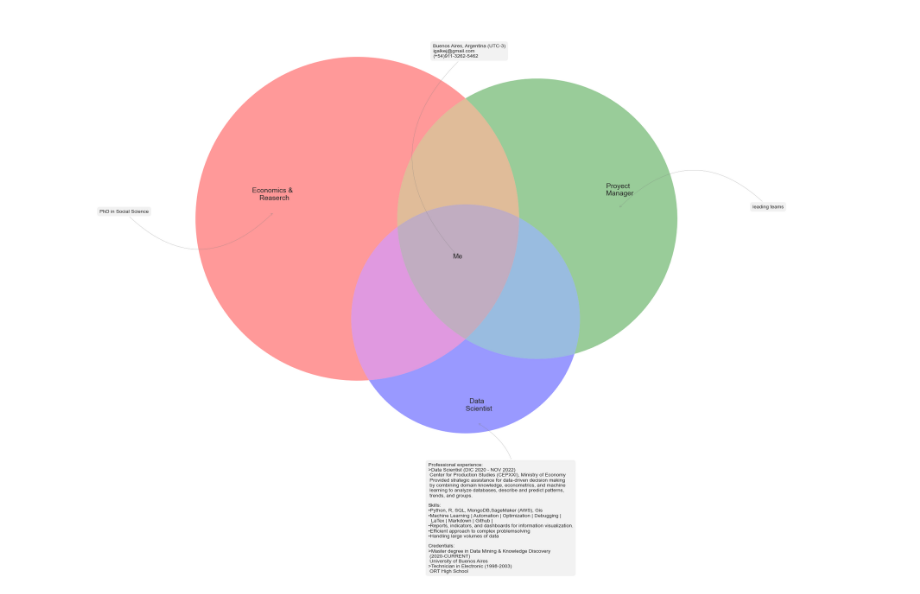
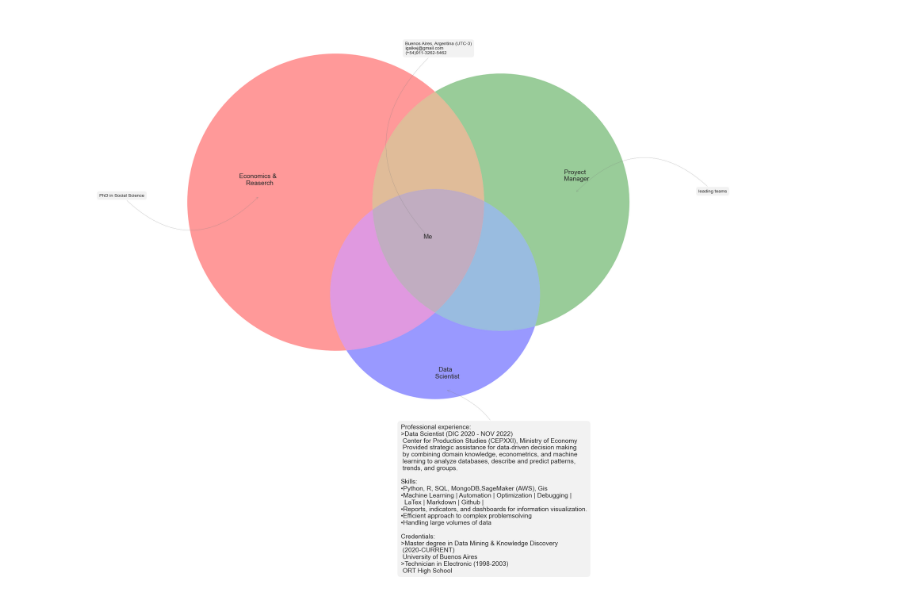
Before and after one commit to igalkej/igalkej, a Jupyter notebook: about_me.ipynb, the cells around one changed output. Drawn from its saved outputs; the diff is of its cells as text; code cells hidden in the pictures.

```diff
--- a/about_me.ipynb
+++ b/about_me.ipynb
@@ -18,33 +18,33 @@ v = venn3_unweighted(subsets=(1, 1, 1, 1, 1, 1, 1),
 
 v.get_label_by_id('100').set_text("Economics & \n Reaserch")
 v.get_label_by_id('010').set_text("Proyect \n Manager")
 v.get_label_by_id('001').set_text("Data \n Scientist")
 v.get_label_by_id('101').set_text("")
 v.get_label_by_id('011').set_text("")
 v.get_label_by_id('110').set_text("")
 v.get_label_by_id('111').set_text("Me")
 
 about =  "Buenos Aires, Argentina (UTC-3)\nigalkej@gmail.com\n(+54)911-3262-5462"
 data_sc = "Professional experience:\n>Data Scientist (DIC 2020 - NOV 2022)\n Center for Production Studies (CEPXXI), Ministry of Economy\n Provided strategic assistance for data-driven decision making\n by combining domain knowledge, econometrics, and machine\n learning to analyze databases, describe and predict patterns,\n trends, and groups.\n\nSkills:\n•Python, R, SQL, MongoDB,SageMaker (AWS), Gis\n•Machine Learning | Automation | Optimization | Debugging |\n  LaTex | Markdown | Github |\n•Reports, indicators, and dashboards for information visualization.\n•Efficient approach to complex problemsolving\n•Handling large volumes of data\n\nCredentials:\n>Master degree in Data Mining & Knowledge Discovery\n (2020-CURRENT)\n University of Buenos Aires\n>Technician in Electronic (1998-2003)\n ORT High School"
 
 
 
 for text in v.subset_labels:
     text.set_fontsize(14)
 
 plt.annotate(about, xy=v.get_label_by_id('111').get_position() - np.array([0, 0.0]), xytext=(-50,400),
              ha='left', textcoords='offset points', bbox=dict(boxstyle='round,pad=0.5', fc='gray', alpha=0.1),
              arrowprops=dict(arrowstyle='->', connectionstyle='arc3,rad=0.5',color='gray'))
 plt.annotate('PhD in Social Science', xy=v.get_label_by_id('100').get_position() - np.array([0, 0.05]), xytext=(-300,0),
              ha='center', textcoords='offset points', bbox=dict(boxstyle='round,pad=0.5', fc='gray', alpha=0.1),
              arrowprops=dict(arrowstyle='->', connectionstyle='arc3,rad=0.5',color='gray'))
 plt.annotate('leading teams', xy=v.get_label_by_id('010').get_position() - np.array([0, 0.05]), xytext=(300,0),
              ha='center', textcoords='offset points', bbox=dict(boxstyle='round,pad=0.5', fc='gray', alpha=0.1),
              arrowprops=dict(arrowstyle='->', connectionstyle='arc3,rad=0.5',color='gray'))
-plt.annotate(data_sc, xy=v.get_label_by_id('001').get_position() - np.array([0, 0.05]), xytext=(-100,-300),
+plt.annotate(data_sc, xy=v.get_label_by_id('001').get_position() - np.array([0, 0.05]), xytext=(-100,-400),
              ha='left', textcoords='offset points', bbox=dict(boxstyle='round,pad=0.5', fc='gray', alpha=0.1),
-             arrowprops=dict(arrowstyle='->', connectionstyle='arc3,rad=0.5',color='gray'))
+             arrowprops=dict(arrowstyle='->', connectionstyle='arc3,rad=0.5',color='gray'),fontsize=14)
 plt.savefig('aboutme2023tr2.png', format='png', dpi=300, transparent=True)
 plt.show()
 # %% [output]
-[figure, old version]
+[figure, new version]
```
Also changed, not shown: 1 other file.
